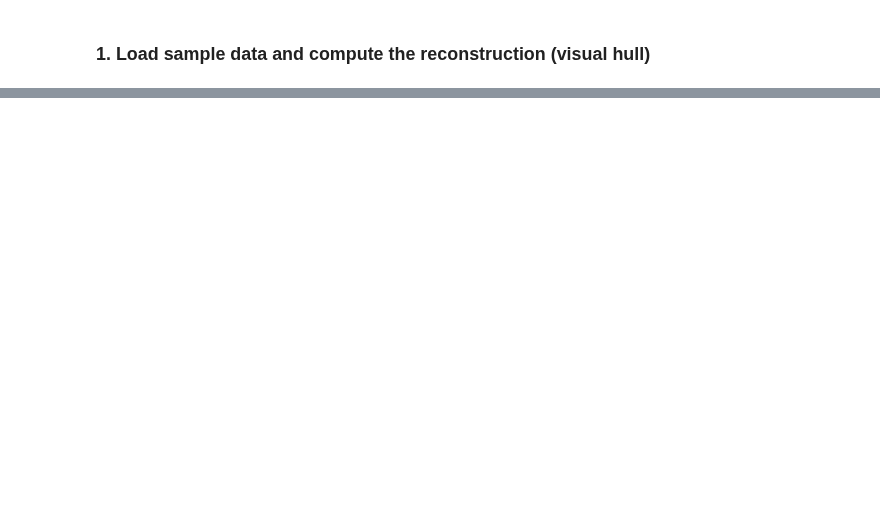
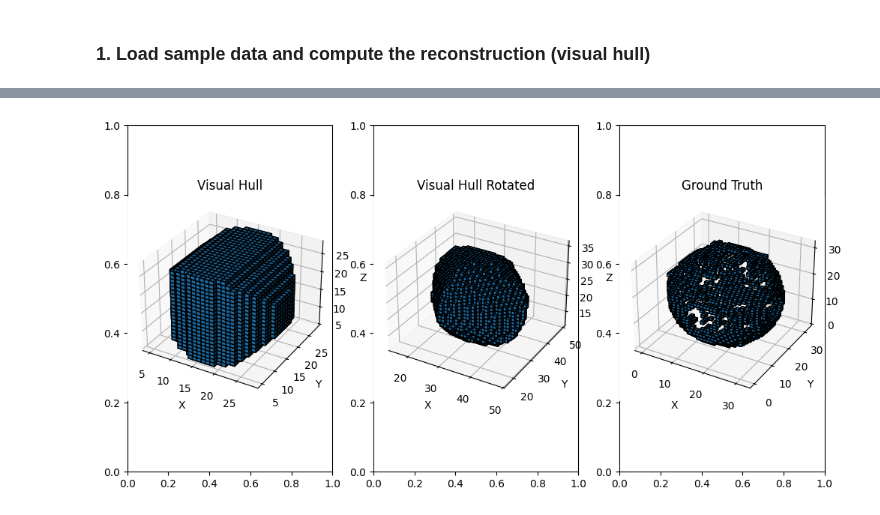
Before and after one commit to 3d-pollen-reconstruction/sequoia, a Jupyter notebook: notebooks/visual_hull_baseline.ipynb, the cells around one changed output, grey strips where cells are left out. Drawn from its saved outputs; the diff is of its cells as text; code cells hidden in the pictures; blank space fills up the shorter version.

```diff
--- a/notebooks/visual_hull_baseline.ipynb
+++ b/notebooks/visual_hull_baseline.ipynb
@@ -215,0 +182,31 @@ ValueError: operands could not be broadcast together with shapes (1024,1024,1024
+# %%
+# simplify the recon_volume_rotated
+step = 4
+recon_volume_rotated_simplified = recon_volume_rotated[::step, ::step, ::step]
+
+# plot both the regular recon_volume and the rotatd recon_volume
+fig, axes = plt.subplots(1, 3, figsize=(12, 6))
+axes[0] = fig.add_subplot(131, projection='3d')
+axes[0].voxels(simplified_recon_volume, edgecolor='k')
+axes[0].set_title("Visual Hull")
+axes[0].set_xlabel("X")
+axes[0].set_ylabel("Y")
+axes[0].set_zlabel("Z")
+
+axes[1] = fig.add_subplot(132, projection='3d')
+axes[1].voxels(recon_volume_rotated_simplified, edgecolor='k')
+axes[1].set_title("Visual Hull Rotated")
+axes[1].set_xlabel("X")
+axes[1].set_ylabel("Y")
+axes[1].set_zlabel("Z")
+
+axes[2] = fig.add_subplot(133, projection='3d')
+axes[2].voxels(gt_simplified_volume, edgecolor='k')
+axes[2].set_title("Ground Truth")
+axes[2].set_xlabel("X")
+axes[2].set_ylabel("Y")
+axes[2].set_zlabel("Z")
+
+plt.show()
+# %% [output]
+[figure, added]
```
Also changed, not shown: parts of 18 cells of this notebook, 3 other files.
